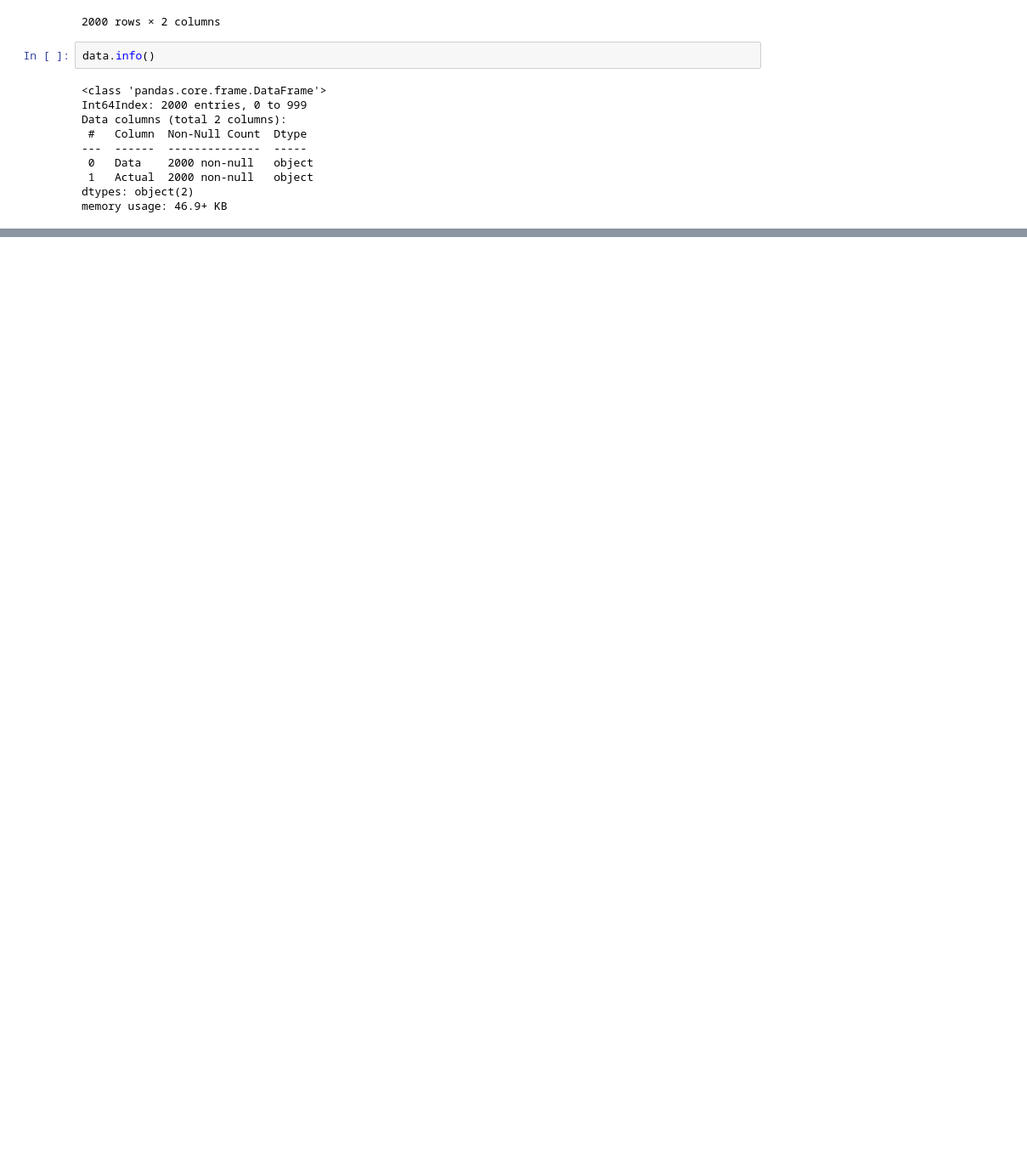
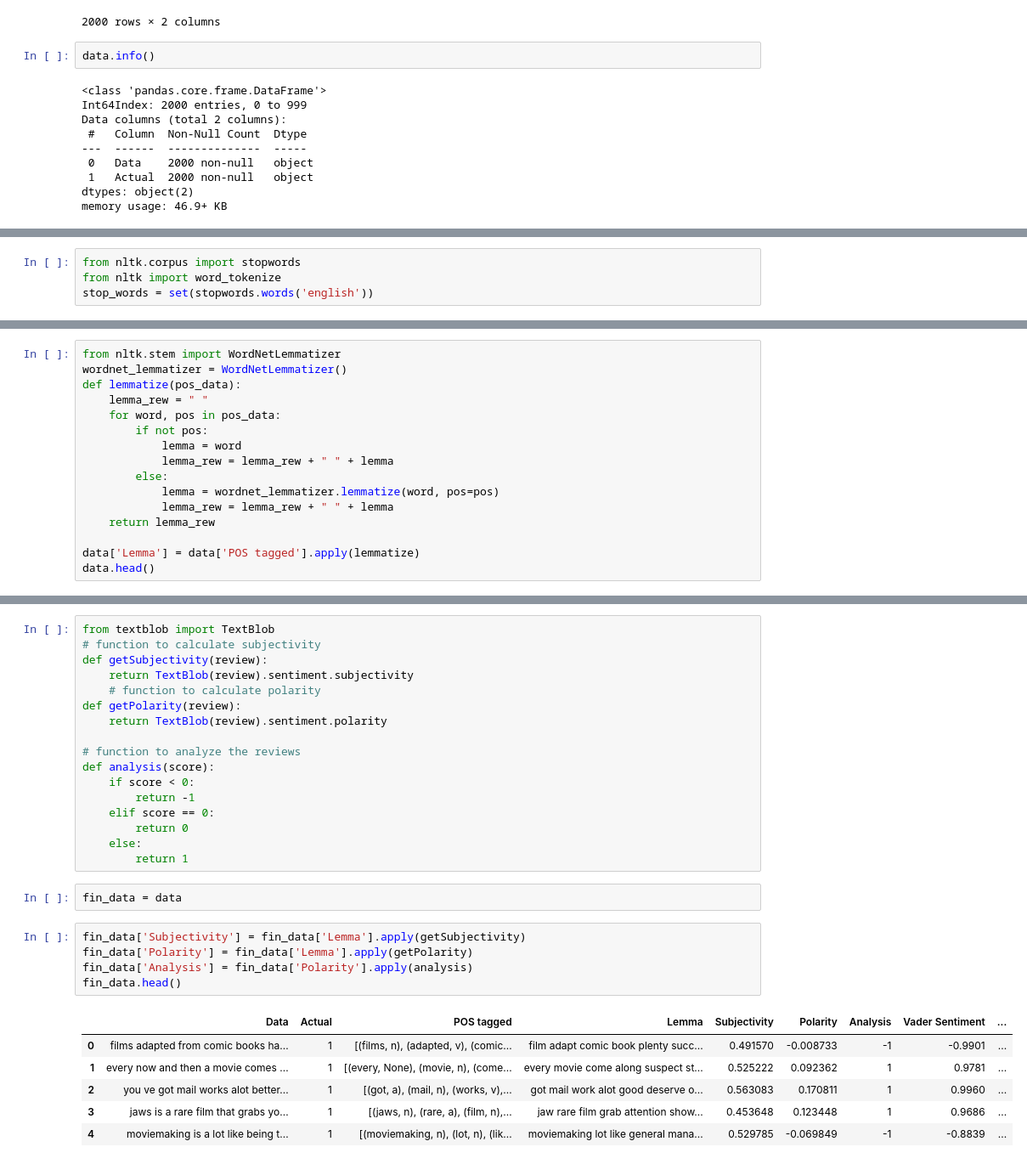
Before and after one commit to pravinpk9/ML_Assignment, a Jupyter notebook: Sentiment Analysis.ipynb, the cells around one changed output, grey strips where cells are left out. Shown: that part at 85% size. Cells and saved outputs as stored; diff of their text form; blank space fills up the shorter version.

```diff
--- a/Sentiment Analysis.ipynb
+++ b/Sentiment Analysis.ipynb
@@ -139,0 +183,4 @@ memory usage: 46.9+ KB
+# %%
+from nltk.corpus import stopwords
+from nltk import word_tokenize
+stop_words = set(stopwords.words('english'))
@@ -139,0 +252,16 @@ memory usage: 46.9+ KB
+# %%
+from nltk.stem import WordNetLemmatizer
+wordnet_lemmatizer = WordNetLemmatizer()
+def lemmatize(pos_data):
+    lemma_rew = " "
+    for word, pos in pos_data:
+        if not pos:
+            lemma = word
+            lemma_rew = lemma_rew + " " + lemma
+        else:
+            lemma = wordnet_lemmatizer.lemmatize(word, pos=pos)
+            lemma_rew = lemma_rew + " " + lemma
+    return lemma_rew
+
+data['Lemma'] = data['POS tagged'].apply(lemmatize)
+data.head()
@@ -139,0 +275,31 @@ memory usage: 46.9+ KB
+# %%
+from textblob import TextBlob
+# function to calculate subjectivity
+def getSubjectivity(review):
+    return TextBlob(review).sentiment.subjectivity
+    # function to calculate polarity
+def getPolarity(review):
+    return TextBlob(review).sentiment.polarity
+
+# function to analyze the reviews
+def analysis(score):
+    if score < 0:
+        return -1
+    elif score == 0:
+        return 0
+    else:
+        return 1
+# %%
+fin_data = data
+# %%
+fin_data['Subjectivity'] = fin_data['Lemma'].apply(getSubjectivity)
+fin_data['Polarity'] = fin_data['Lemma'].apply(getPolarity)
+fin_data['Analysis'] = fin_data['Polarity'].apply(analysis)
+fin_data.head()
+# %% [output]
+|  | Data | Actual | POS tagged | Lemma | Subjectivity | Polarity | Analysis | Vader Sentiment | ... |
+| 0 | films adapted from comic books ha... | 1 | [(films, n), (adapted, v), (comic... | film adapt comic book plenty succ... | 0.491570 | -0.008733 | -1 | -0.9901 | ... |
+| 1 | every now and then a movie comes ... | 1 | [(every, None), (movie, n), (come... | every movie come along suspect st... | 0.525222 | 0.092362 | 1 | 0.9781 | ... |
+| 2 | you ve got mail works alot better... | 1 | [(got, a), (mail, n), (works, v),... | got mail work alot good deserve o... | 0.563083 | 0.170811 | 1 | 0.9960 | ... |
+| 3 | jaws is a rare film that grabs yo... | 1 | [(jaws, n), (rare, a), (film, n),... | jaw rare film grab attention show... | 0.453648 | 0.123448 | 1 | 0.9686 | ... |
+| 4 | moviemaking is a lot like being t... | 1 | [(moviemaking, n), (lot, n), (lik... | moviemaking lot like general mana... | 0.529785 | -0.069849 | -1 | -0.8839 | ... |
```
Also changed, not shown: parts of 51 cells of this notebook, 3 other files.
